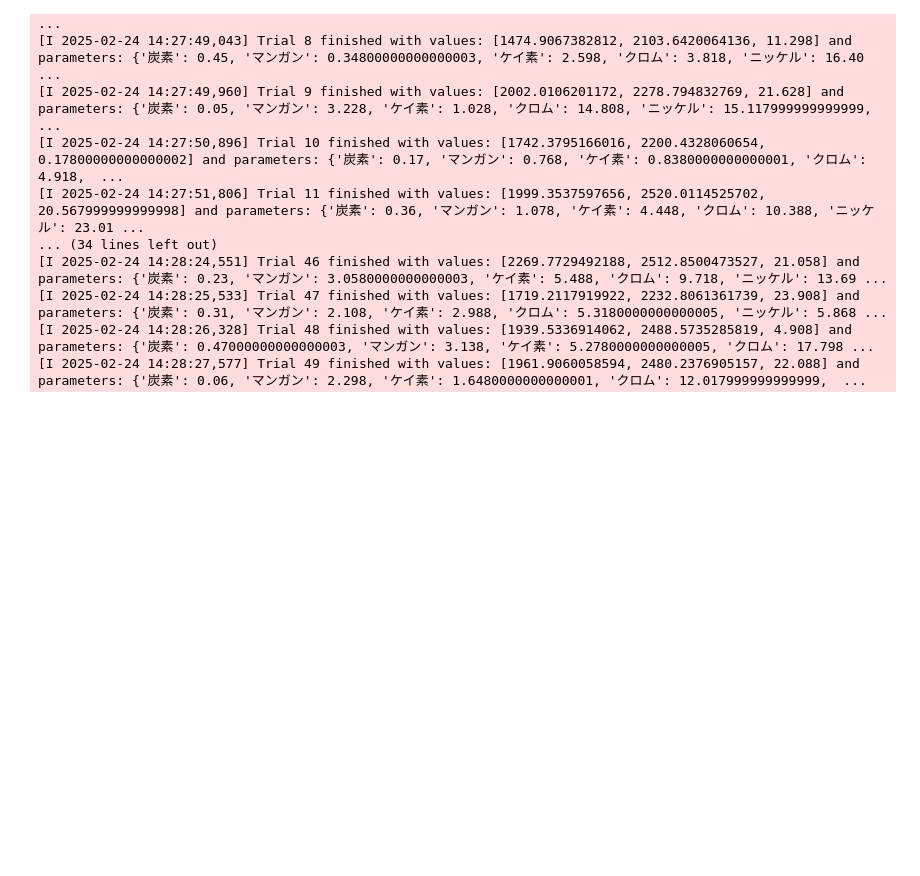
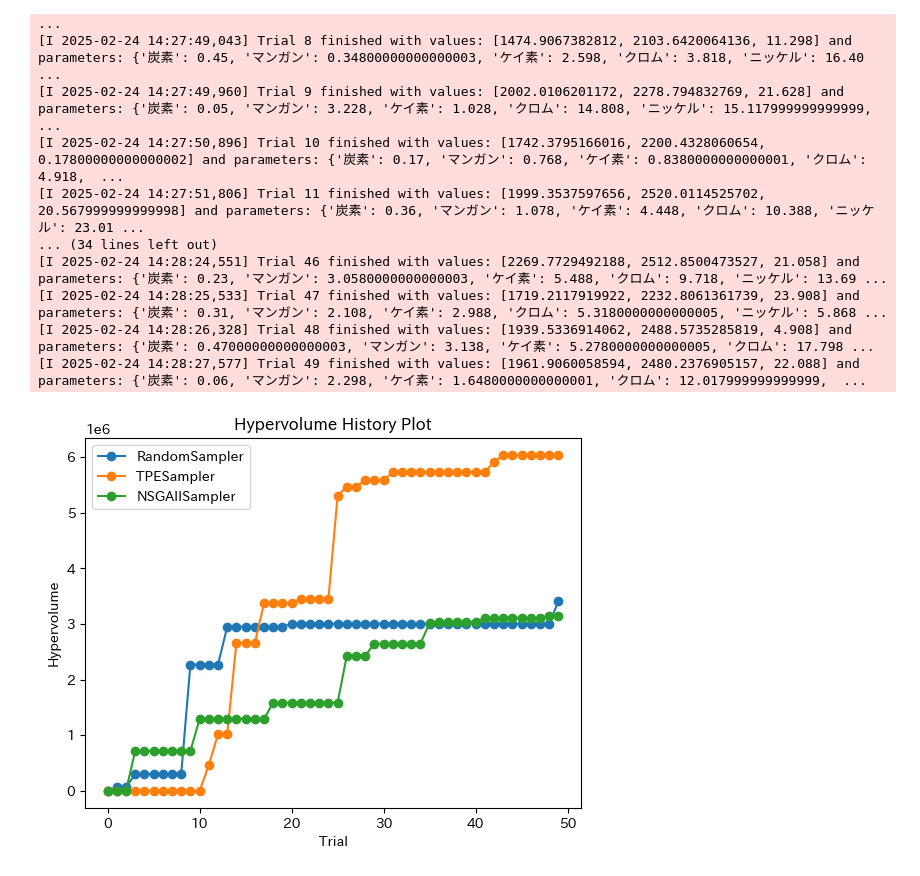
Before and after one commit to ironerumi/opt-workshop, a Jupyter notebook: notebooks/04_optimization_multi_objective_サンプル.ipynb, the cells around one changed output. Saved outputs shown, nothing was run; the diff lists cells and outputs as text; code cells hidden in the pictures; blank space fills up the shorter version.

```diff
--- a/notebooks/04_optimization_multi_objective_サンプル.ipynb
+++ b/notebooks/04_optimization_multi_objective_サンプル.ipynb
@@ -350,9 +406,9 @@ for sampler in samplers:
 [I 2025-02-24 14:28:27,577] Trial 49 finished with values: [1961.9060058594, 2480.2376905157, 22.088] and parameters: {'炭素': 0.06, 'マンガン': 2.298, 'ケイ素': 1.6480000000000001, 'クロム': 12.017999999999999,  ...
 # %%
 # パレート曲線を描いてみる
-m = optunahub.load_module("visualization/plot_pareto_front_multi")
-fig = m.plot_pareto_front(studies)
-fig.show()
+# m = optunahub.load_module("visualization/plot_pareto_front_multi")
+# fig = m.plot_pareto_front(studies)
+# fig.show()
 # %%
 # `HyperVolume`を描いてみる
 # 平均点からどこまで改善できたかを確認する
@@ -361,8 +417,79 @@ reference_point = [
     df["引張強度"].mean(),
     df["コバルト"].mean(),
 ]
-m = optunahub.load_module("visualization/plot_hypervolume_history_multi")
-fig = m.plot_hypervolume_history(studies, reference_point)
-fig.show()
+# m = optunahub.load_module("visualization/plot_hypervolume_history_multi")
+# fig = m.plot_hypervolume_history(studies, reference_point)
+# fig.show()
+# %%
+from optuna.visualization._hypervolume_history import _get_hypervolume_history_info
+from typing import NamedTuple
+
+
+class _HypervolumeHistoryInfo(NamedTuple):
+    trial_numbers: list[int]
+    values: list[float]
+    study_name: str
+
+
+def plot_hypervolume_history_matplotlib(
+    studies: Sequence[Study], reference_point: Sequence[float]
+):
+    """Plot hypervolume history for each study using Matplotlib.
+
+    Args:
+        studies:
+            A list of study object whose trials are plotted for their hypervolumes.
+            The number of objectives must be 2 or more for all trials and must be the same on all trials.
+
+        reference_point:
+            A reference point to use for hypervolume computation.
+            The dimension of the reference point must be the same as the number of objectives.
+
+    Returns:
+        A Matplotlib figure object.
+    """
+    if not all(study._is_multi_objective() for study in studies):
+        raise ValueError(
+            "All studies must be multi-objective. For single-objective optimization, "
+            "please use plot_optimization_history instead."
+        )
+
+    if not all(len(study.directions) == len(study.directions) for study in studies):
+        raise ValueError("The number of objectives must be the same for all studies.")
+
+    if len(reference_point) != len(studies[0].directions):
+        raise ValueError(
+            "The dimension of the reference point must be the same as the number of objectives."
+        )
+
+    info_list = []
+    for study in studies:
+        info_ = _get_hypervolume_history_info(
+            study, np.asarray(reference_point, dtype=np.float64)
+        )
+        info_list.append(
+            _HypervolumeHistoryInfo(info_.trial_numbers, info_.values, study.study_name)
+        )
+
+    return _get_hypervolume_history_plot_matplotlib(info_list)
+
+
+def _get_hypervolume_history_plot_matplotlib(info_list: list[_HypervolumeHistoryInfo]):
+    fig, ax = plt.subplots()
+    ax.set_title("Hypervolume History Plot")
+    ax.set_xlabel("Trial")
+    ax.set_ylabel("Hypervolume")
+
+    for info in info_list:
+        ax.plot(info.trial_numbers, info.values, marker="o", label=info.study_name)
+
+    ax.legend()
+    plt.show()
+    plt.close(fig)  # Close the figure to prevent it from displaying twice
+
+
+plot_hypervolume_history_matplotlib(studies, reference_point)
+# %% [output]
+[figure, added]
 # %%
 # This is the end of this code...
```
Also changed, not shown: parts of 2 cells of this notebook, 1 other file.
